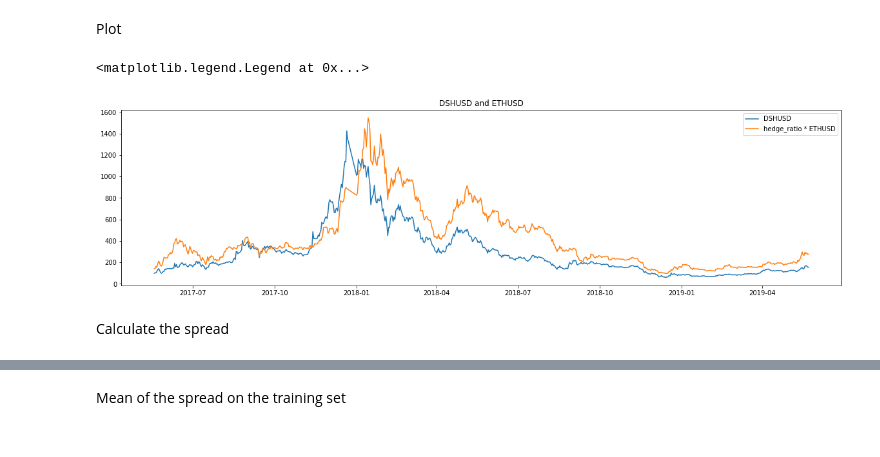
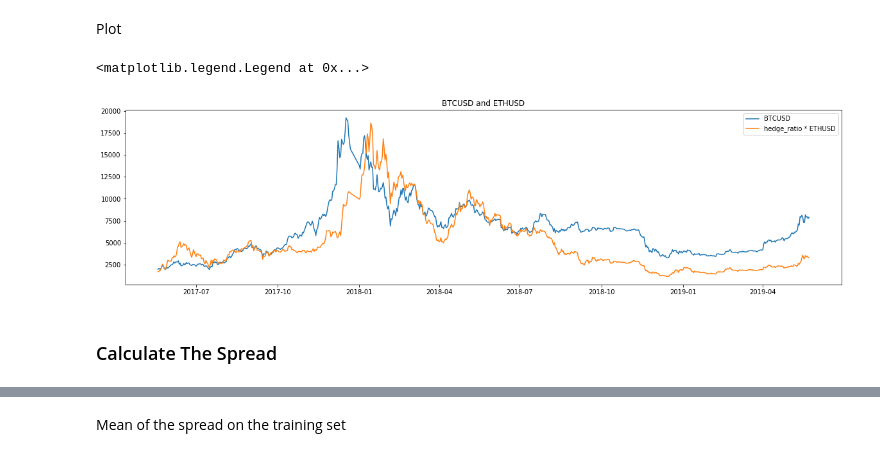
Before and after one commit to DinodC/pair-trading-cryptos, a Jupyter notebook: pair_trading_cryptos.ipynb, the cells around one changed output, grey strips where cells are left out. Saved outputs shown, nothing was run; the diff lists cells and outputs as text; code cells hidden in the pictures.

```diff
--- a/pair_trading_cryptos.ipynb
+++ b/pair_trading_cryptos.ipynb
@@ -190,5 +202,9 @@ Model $$ DSHUSD = HedgeRatio * ETHUSD $$
+# %%
+crypto1 = 'BTCUSD'
+# %%
+crypto2 = 'ETHUSD'
 # %%
-model = sm.OLS(training_set['DSHUSD'], training_set['ETHUSD'])
+model = sm.OLS(training_set[crypto1], training_set[crypto2])
 # %%
 result = model.fit()
 # %%
@@ -215,24 +231,24 @@ Warnings:
 # %% [markdown]
 Set the hedge ratio
 # %%
-hedge_ratio = result.params['ETHUSD']
+hedge_ratio = result.params[crypto2]
 # %% [markdown]
 Plot
 # %%
 # Adjust plot size
 plt.figure(figsize=[20, 5])
 
-plt.plot(last['DSHUSD'])
-plt.plot(hedge_ratio * last['ETHUSD'])
+plt.plot(last[crypto1])
+plt.plot(hedge_ratio * last[crypto2])
 
 # Title
-plt.title('DSHUSD and ETHUSD')
+plt.title(crypto1 + ' and ' + crypto2)
 
 # Legend
-plt.legend(['DSHUSD', 'hedge_ratio * ETHUSD'])
+plt.legend([crypto1, 'hedge_ratio * ' + crypto2])
 # %% [output]
 <matplotlib.legend.Legend at 0x...>
-[figure, old version]
+[figure, new version]
-# %% [markdown]
-Calculate the spread
+# %% [markdown]
+### Calculate The Spread
 # %%
```
Also changed, not shown: parts of 73 cells of this notebook.
